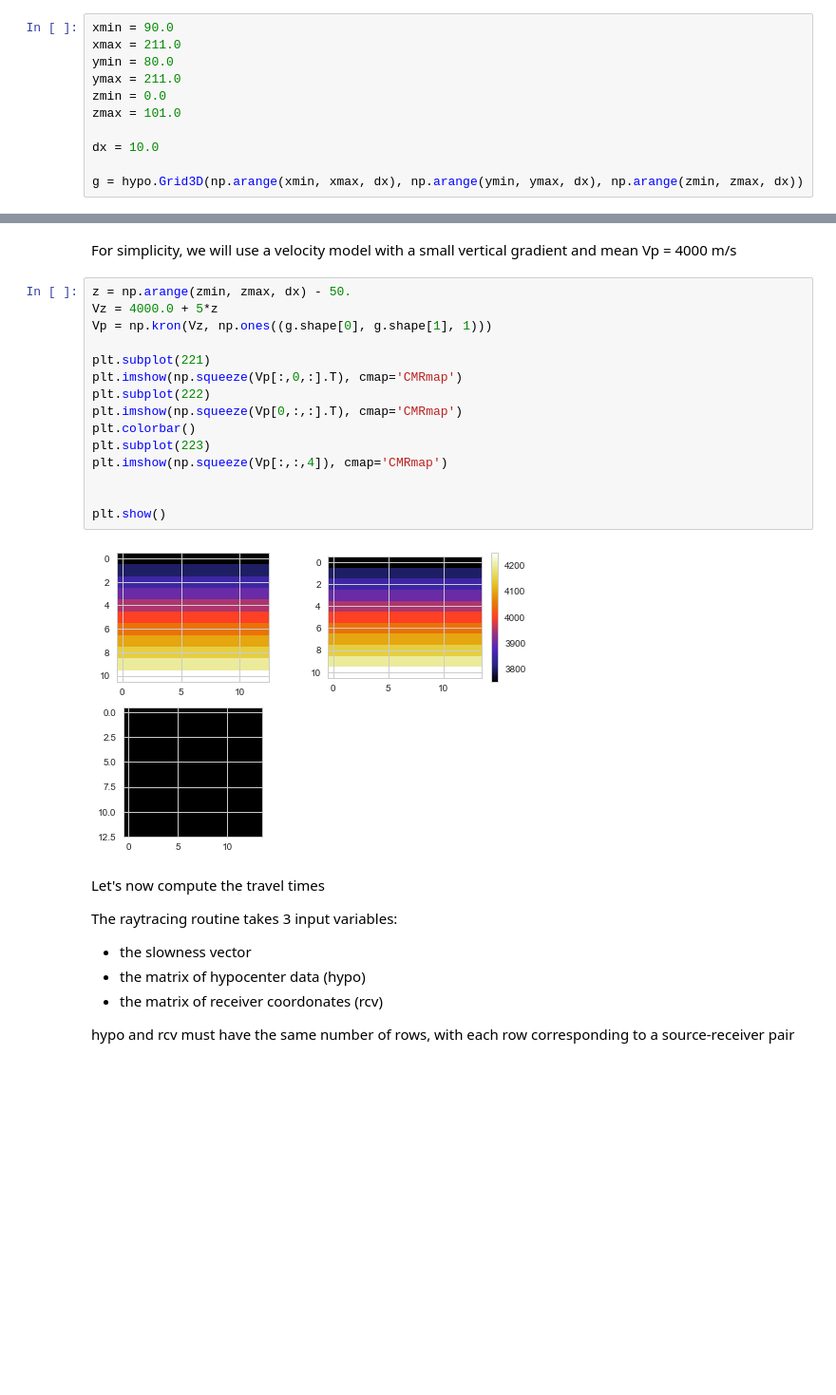
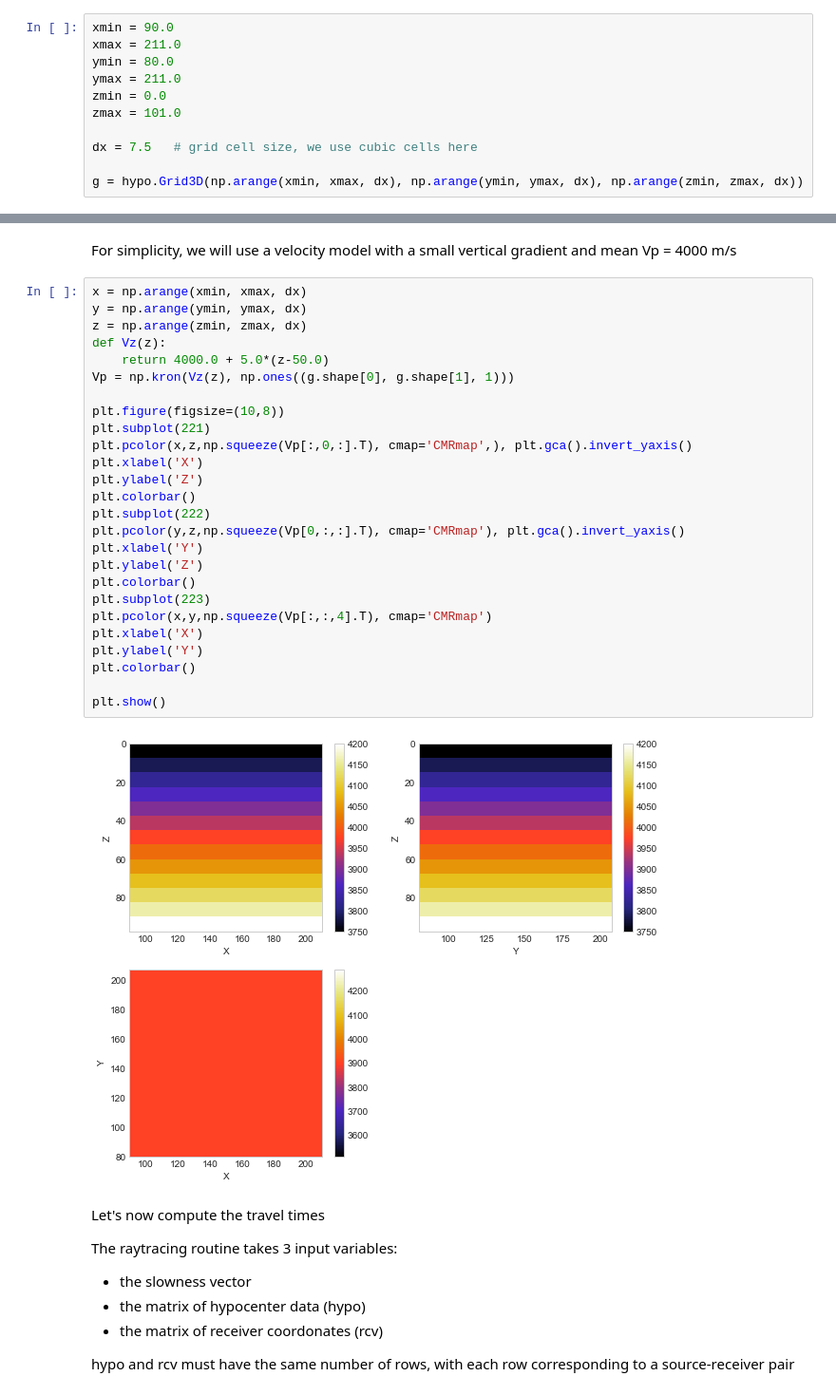
Before and after one commit to groupeLIAMG/hypopy, a Jupyter notebook: hypopy-tutorial.ipynb, the cells around one changed output, grey strips where cells are left out. Shown at 95% size. Saved outputs shown, nothing was run; the diff lists cells and outputs as text; blank space fills up the shorter version.

```diff
--- a/hypopy-tutorial.ipynb
+++ b/hypopy-tutorial.ipynb
@@ -20,7 +21,7 @@ ymax = 211.0
 zmin = 0.0
 zmax = 101.0
 
-dx = 10.0
+dx = 7.5   # grid cell size, we use cubic cells here
 
 g = hypo.Grid3D(np.arange(xmin, xmax, dx), np.arange(ymin, ymax, dx), np.arange(zmin, zmax, dx))
 # %% [markdown]
@@ -50,22 +67,33 @@ src = np.vstack((np.arange(nev),                                            # ev
 # %% [markdown]
 For simplicity, we will use a velocity model with a small vertical gradient and mean Vp = 4000 m/s
 # %%
-z = np.arange(zmin, zmax, dx) - 50.
-Vz = 4000.0 + 5*z
-Vp = np.kron(Vz, np.ones((g.shape[0], g.shape[1], 1)))
+x = np.arange(xmin, xmax, dx)
+y = np.arange(ymin, ymax, dx)
+z = np.arange(zmin, zmax, dx)
+def Vz(z):
+    return 4000.0 + 5.0*(z-50.0)
+Vp = np.kron(Vz(z), np.ones((g.shape[0], g.shape[1], 1)))
 
+plt.figure(figsize=(10,8))
 plt.subplot(221)
-plt.imshow(np.squeeze(Vp[:,0,:].T), cmap='CMRmap')
+plt.pcolor(x,z,np.squeeze(Vp[:,0,:].T), cmap='CMRmap',), plt.gca().invert_yaxis()
+plt.xlabel('X')
+plt.ylabel('Z')
+plt.colorbar()
 plt.subplot(222)
-plt.imshow(np.squeeze(Vp[0,:,:].T), cmap='CMRmap')
+plt.pcolor(y,z,np.squeeze(Vp[0,:,:].T), cmap='CMRmap'), plt.gca().invert_yaxis()
+plt.xlabel('Y')
+plt.ylabel('Z')
 plt.colorbar()
 plt.subplot(223)
-plt.imshow(np.squeeze(Vp[:,:,4]), cmap='CMRmap')
-
+plt.pcolor(x,y,np.squeeze(Vp[:,:,4].T), cmap='CMRmap')
+plt.xlabel('X')
+plt.ylabel('Y')
+plt.colorbar()
 
 plt.show()
 # %% [output]
-[figure, old version]
+[figure, new version]
 # %% [markdown]
 Let's now compute the travel times
 
```
Also changed, not shown: parts of 22 cells of this notebook.
